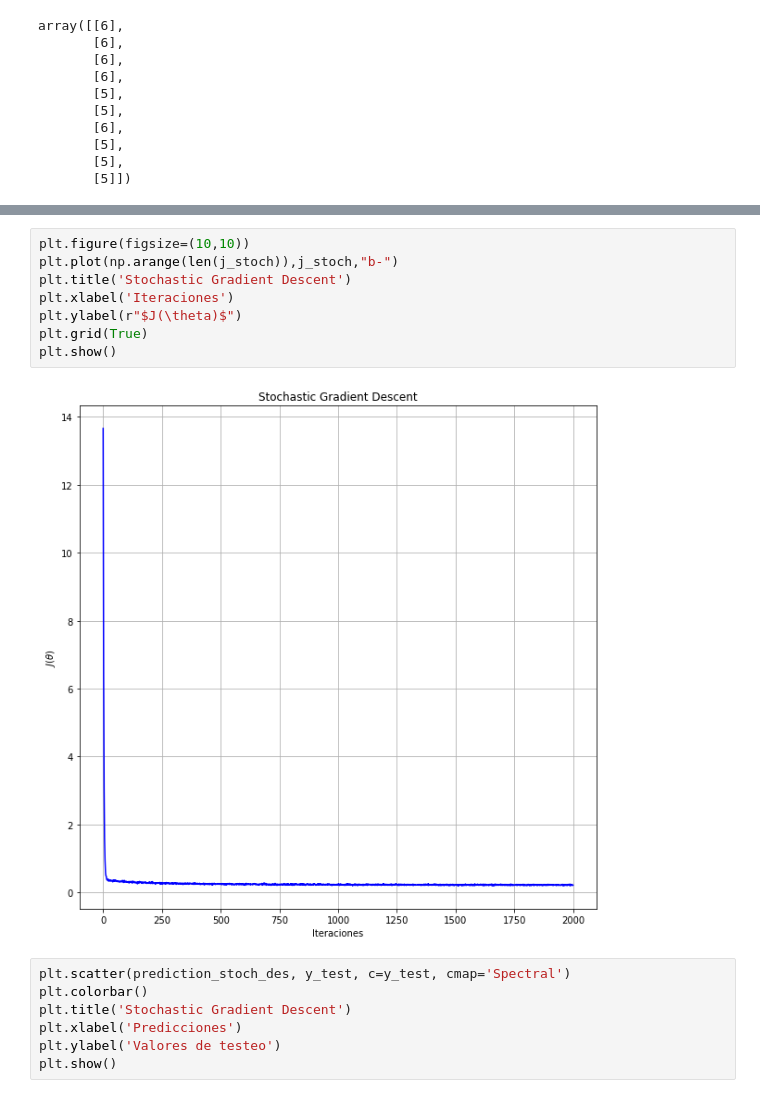
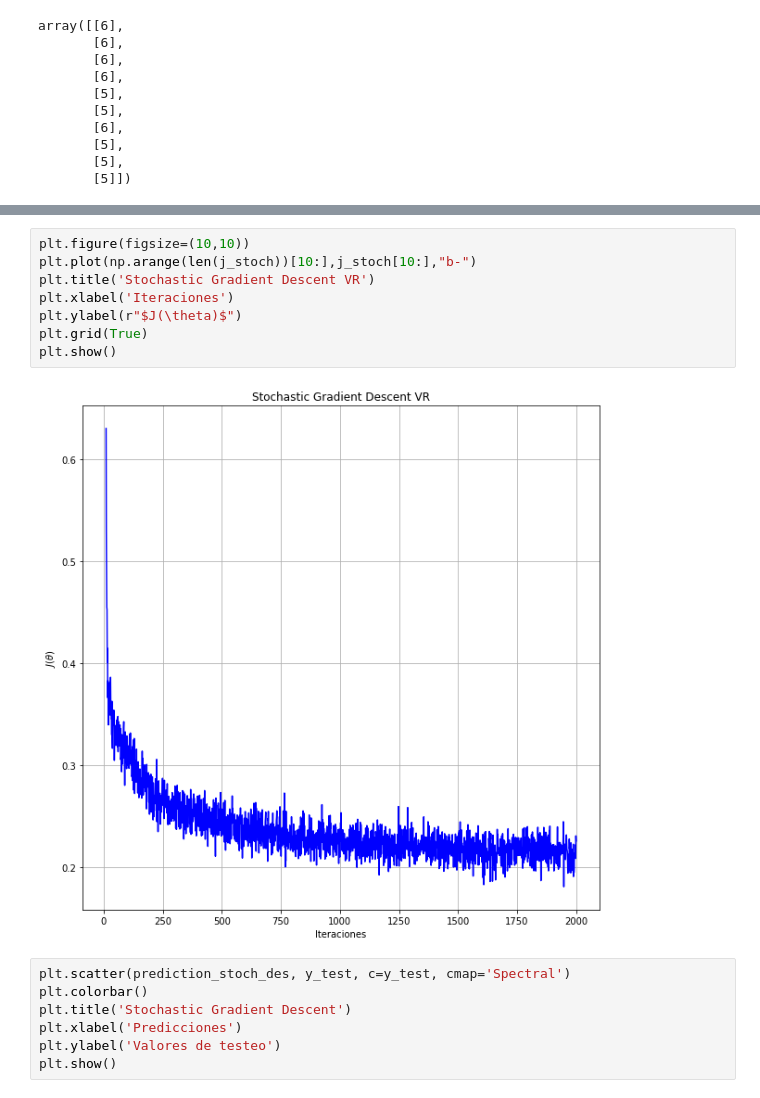
Before and after one commit to EmirBurgosPaz/Machine_learning, a Jupyter notebook: proyecto/multiple_linear_regression_red_wine.ipynb, the cells around one changed output, grey strips where cells are left out. Drawn from its saved outputs; the diff is of its cells as text.

```diff
--- a/proyecto/multiple_linear_regression_red_wine.ipynb
+++ b/proyecto/multiple_linear_regression_red_wine.ipynb
@@ -415,13 +413,13 @@ array([0.67044718])
 # %%
 plt.figure(figsize=(10,10))
-plt.plot(np.arange(len(j_stoch)),j_stoch,"b-")
-plt.title('Stochastic Gradient Descent')
+plt.plot(np.arange(len(j_stoch))[10:],j_stoch[10:],"b-")
+plt.title('Stochastic Gradient Descent VR')
 plt.xlabel('Iteraciones')
 plt.ylabel(r"$J(\theta)$")
 plt.grid(True)
 plt.show()
 # %% [output]
-[figure, old version]
+[figure, new version]
 # %%
 plt.scatter(prediction_stoch_des, y_test, c=y_test, cmap='Spectral')
 plt.colorbar()
```
Also changed, not shown: parts of 14 cells of this notebook, 3 other files.
